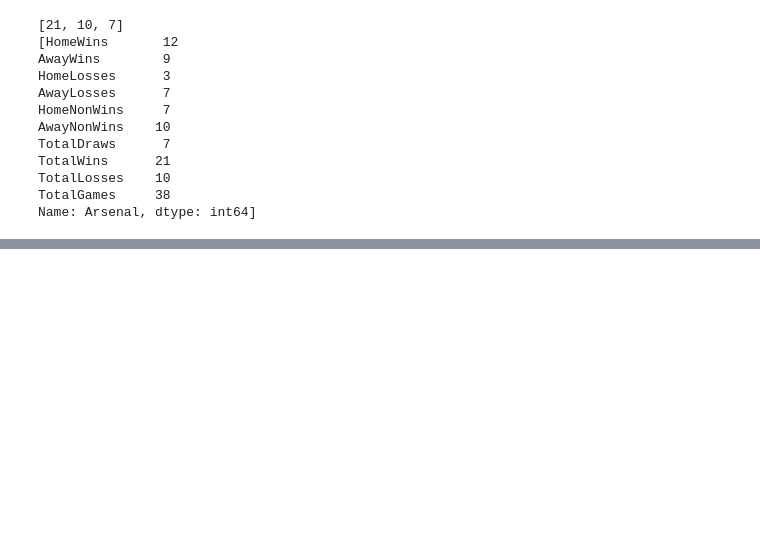
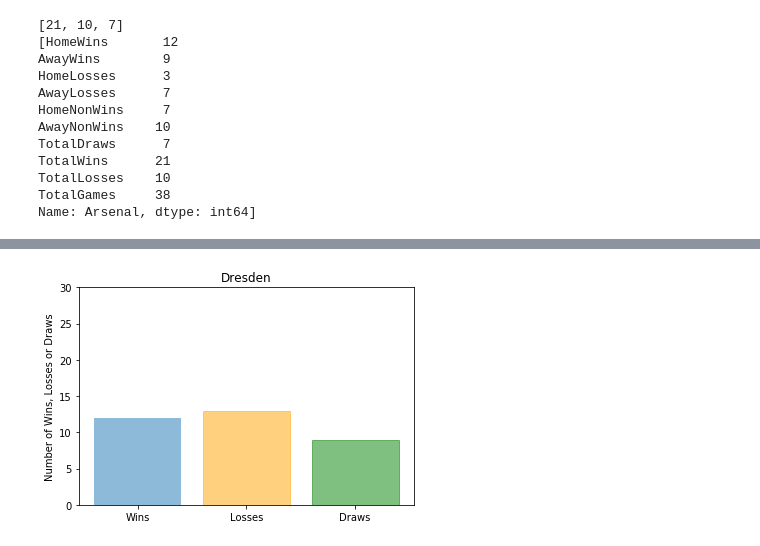
Before and after one commit to seancarverphd/soccer-project-2, a Jupyter notebook: SoccerNotebook.ipynb, the cells around one changed output, grey strips where cells are left out. Drawn from its saved outputs; the diff is of its cells as text; code cells hidden in the pictures; blank space fills up the shorter version.

Commit message:
Created function that returns team bar png.

```diff
--- a/SoccerNotebook.ipynb
+++ b/SoccerNotebook.ipynb
@@ -443,20 +443,19 @@ TotalLosses    10
 TotalGames     38
 Name: Arsenal, dtype: int64]
 # %%
-team = 1 # Arsenal
-barlist = plt.bar(np.arange(3),
-        [WinLoss.TotalWins.iloc[team], WinLoss.TotalLosses.iloc[team], WinLoss.TotalDraws.iloc[team]],
-        alpha = 0.5)
-plt.title(WinLoss.index[team])
-plt.ylim((0,30))
-plt.xticks(np.arange(3),['Wins','Losses','Draws'])
-plt.ylabel("Number of Wins, Losses or Draws")
-barlist[1].set_color('orange')
-barlist[2].set_color('green')
-buf = io.BytesIO()
-plt.savefig(buf, format='png')
-buf.seek(0)
-im = Image.open(buf)
-im.show()
-buf.close()
-pass
+def make_team_bar(team):
+    barlist = plt.bar(np.arange(3),
+            [WinLoss.TotalWins.iloc[team], WinLoss.TotalLosses.iloc[team], WinLoss.TotalDraws.iloc[team]],
+            alpha = 0.5)
+    plt.title(WinLoss.index[team])
+    plt.ylim((0,30))
+    plt.xticks(np.arange(3),['Wins','Losses','Draws'])
+    plt.ylabel("Number of Wins, Losses or Draws")
+    barlist[1].set_color('orange')
+    barlist[2].set_color('green')
+    buf = io.BytesIO()
+    plt.savefig(buf, format='png')
+    buf.seek(0)
+    im = Image.open(buf)
+    buf.close()
+    return(im)
@@ -464,0 +468,4 @@ pass
+# %%
+im = make_team_bar(team=12)  # team=12 is Dresden
+# %% [output]
+[figure, added]
```
Also changed, not shown: parts of 2 cells of this notebook.
